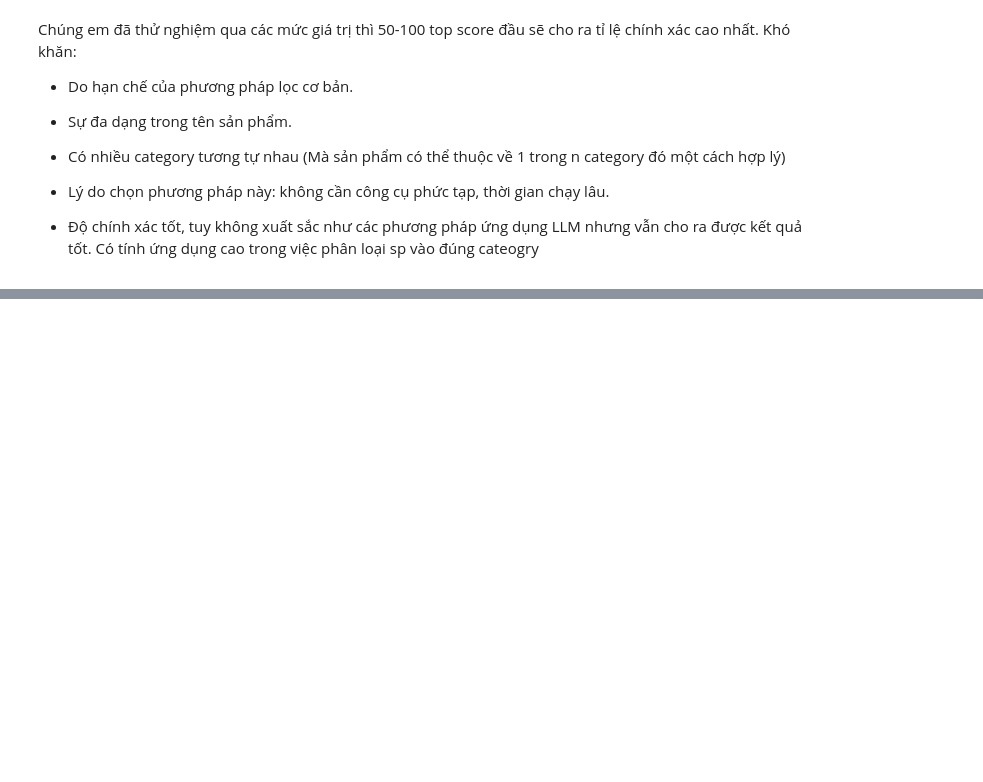
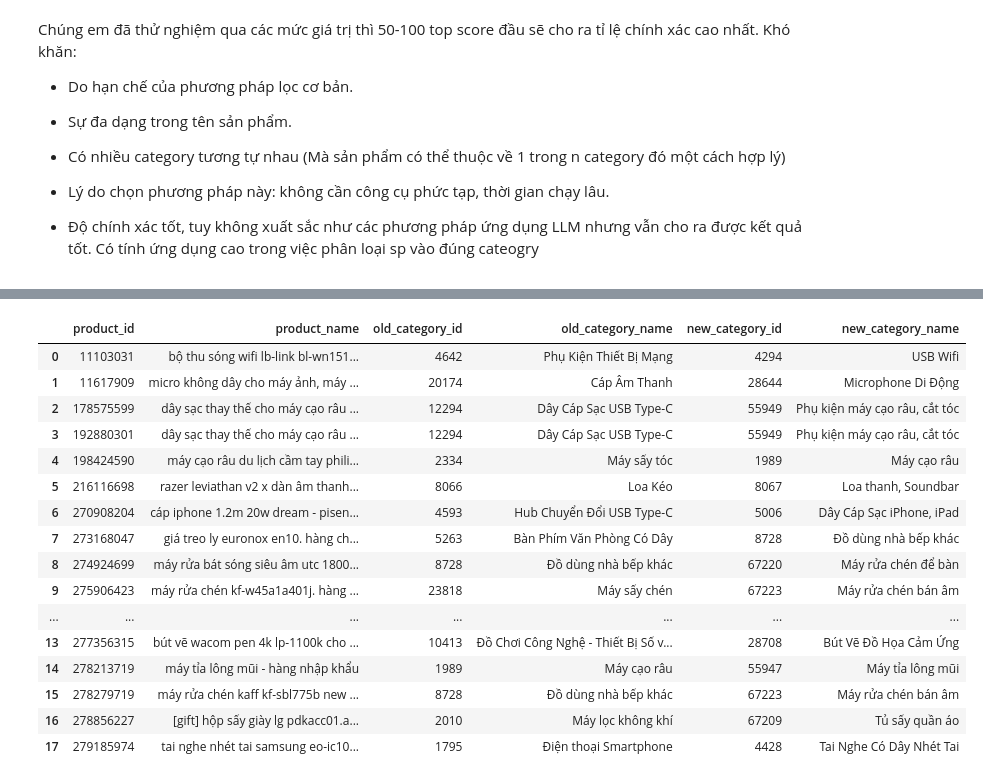
Before and after one commit to phuongth05/DV_LAB01, a Jupyter notebook: notebooks/01_preprocessing.ipynb, the cells around one changed output, grey strips where cells are left out. Drawn from its saved outputs; the diff is of its cells as text; code cells hidden in the pictures; blank space fills up the shorter version.

Commit message:
Update preprocessing (change product dataset), add products_backup.csv

```diff
--- a/notebooks/01_preprocessing.ipynb
+++ b/notebooks/01_preprocessing.ipynb
@@ -1180,2 +1346,76 @@ Sau khi duyệt lại list, đây là list các sản phẩm bị gán nhầm ca
 # %%
-#gán đúng category lại cho các product bị mismatch
+#gán đúng category cho các product đã xác nhận sai category
+
+# product_id -> category_id đã xác nhận đúng
+confirmed_category_fix = {
+    276611166: 67223,
+    278279719: 67223,
+    275906423: 67223,
+    273168047: 8728,
+    276611207: 67223,
+    178575599: 55949,
+    274924699: 67220,
+    11617909: 28644,
+    277356315: 28708,
+    11103031: 4294,
+    198424590: 1989,
+    192880301: 55949,
+    279185974: 4428,
+    278856227: 67209,
+    275947327: 2977,
+    216116698: 8067,
+    270908204: 5006,
+    278213719: 55947,
+}
+
+save_path = Path("../data/products.csv")
+
+fix_ids = set(confirmed_category_fix.keys())
+mask = df_product["product_id"].isin(fix_ids)
+
+found_ids = set(df_product.loc[mask, "product_id"].unique().tolist())
+missing_ids = sorted(fix_ids - found_ids)
+if missing_ids:
+    print("không tìm thấy một số product_id trong df_product:", missing_ids)
+
+before_df = df_product.loc[mask, ["product_id", "product_name", "category_id"]].copy()
+before_df = before_df.rename(columns={"category_id": "old_category_id"})
+
+df_product.loc[mask, "category_id"] = df_product.loc[mask, "product_id"].map(confirmed_category_fix).astype(int)
+
+after_df = df_product.loc[mask, ["product_id", "category_id"]].copy()
+after_df = after_df.rename(columns={"category_id": "new_category_id"})
+
+audit_df = before_df.merge(after_df, on="product_id", how="left")
+
+cat_lookup = df_category[["category_id", "category_name"]].drop_duplicates()
+audit_df = audit_df.merge(
+    cat_lookup.rename(columns={"category_id": "old_category_id", "category_name": "old_category_name"}),
+    on="old_category_id",
+    how="left",
+)
+audit_df = audit_df.merge(
+    cat_lookup.rename(columns={"category_id": "new_category_id", "category_name": "new_category_name"}),
+    on="new_category_id",
+    how="left",
+)
+
+audit_df = audit_df[[
+    "product_id",
+    "product_name",
+    "old_category_id",
+    "old_category_name",
+    "new_category_id",
+    "new_category_name",
+]]
+
+print(f"Số product_id cần sửa: {len(fix_ids)}")
+print(f"Số product_id tìm thấy trong df_product: {len(found_ids)}")
+print(f"Số dòng được cập nhật trong df_product: {int(mask.sum())}")
+
+display(audit_df.sort_values("product_id").reset_index(drop=True))
+
+# Lưu lại vào products.csv
+df_product.to_csv(save_path, index=False)
+print(f"Đã lưu products đã cập nhật vào: {save_path}")
+# %% [output]
@@ -1181,0 +1425,17 @@ Sau khi duyệt lại list, đây là list các sản phẩm bị gán nhầm ca
+|  | product_id | product_name | old_category_id | old_category_name | new_category_id | new_category_name |
+| 0 | 11103031 | bộ thu sóng wifi lb-link bl-wn151... | 4642 | Phụ Kiện Thiết Bị Mạng | 4294 | USB Wifi |
+| 1 | 11617909 | micro không dây cho máy ảnh, máy ... | 20174 | Cáp Âm Thanh | 28644 | Microphone Di Động |
+| 2 | 178575599 | dây sạc thay thế cho máy cạo râu ... | 12294 | Dây Cáp Sạc USB Type-C | 55949 | Phụ kiện máy cạo râu, cắt tóc |
+| 3 | 192880301 | dây sạc thay thế cho máy cạo râu ... | 12294 | Dây Cáp Sạc USB Type-C | 55949 | Phụ kiện máy cạo râu, cắt tóc |
+| 4 | 198424590 | máy cạo râu du lịch cầm tay phili... | 2334 | Máy sấy tóc | 1989 | Máy cạo râu |
+| 5 | 216116698 | razer leviathan v2 x dàn âm thanh... | 8066 | Loa Kéo | 8067 | Loa thanh, Soundbar |
+| 6 | 270908204 | cáp iphone 1.2m 20w dream - pisen... | 4593 | Hub Chuyển Đổi USB Type-C | 5006 | Dây Cáp Sạc iPhone, iPad |
+| 7 | 273168047 | giá treo ly euronox en10. hàng ch... | 5263 | Bàn Phím Văn Phòng Có Dây | 8728 | Đồ dùng nhà bếp khác |
+| 8 | 274924699 | máy rửa bát sóng siêu âm utc 1800... | 8728 | Đồ dùng nhà bếp khác | 67220 | Máy rửa chén để bàn |
+| 9 | 275906423 | máy rửa chén kf-w45a1a401j. hàng ... | 23818 | Máy sấy chén | 67223 | Máy rửa chén bán âm |
+| ... | ... | ... | ... | ... | ... | ... |
+| 13 | 277356315 | bút vẽ wacom pen 4k lp-1100k cho ... | 10413 | Đồ Chơi Công Nghệ - Thiết Bị Số v... | 28708 | Bút Vẽ Đồ Họa Cảm Ứng |
+| 14 | 278213719 | máy tỉa lông mũi - hàng nhập khẩu | 1989 | Máy cạo râu | 55947 | Máy tỉa lông mũi |
+| 15 | 278279719 | máy rửa chén kaff kf-sbl775b new ... | 8728 | Đồ dùng nhà bếp khác | 67223 | Máy rửa chén bán âm |
+| 16 | 278856227 | [gift] hộp sấy giày lg pdkacc01.a... | 2010 | Máy lọc không khí | 67209 | Tủ sấy quần áo |
+| 17 | 279185974 | tai nghe nhét tai samsung eo-ic10... | 1795 | Điện thoại Smartphone | 4428 | Tai Nghe Có Dây Nhét Tai |
```
Also changed, not shown: parts of 13 cells of this notebook, 2 other files.
